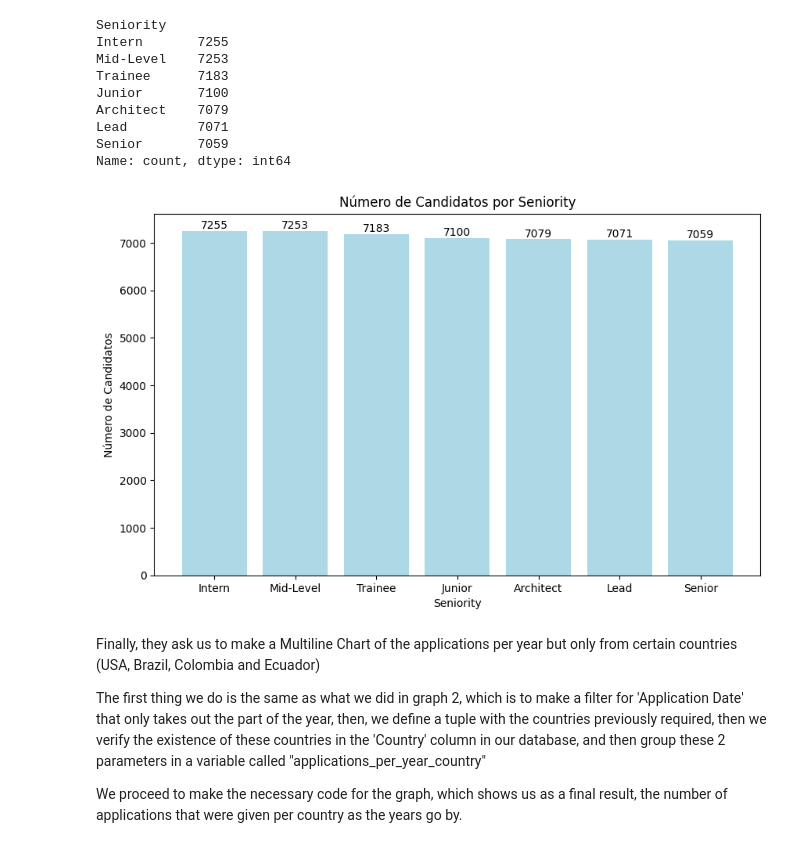
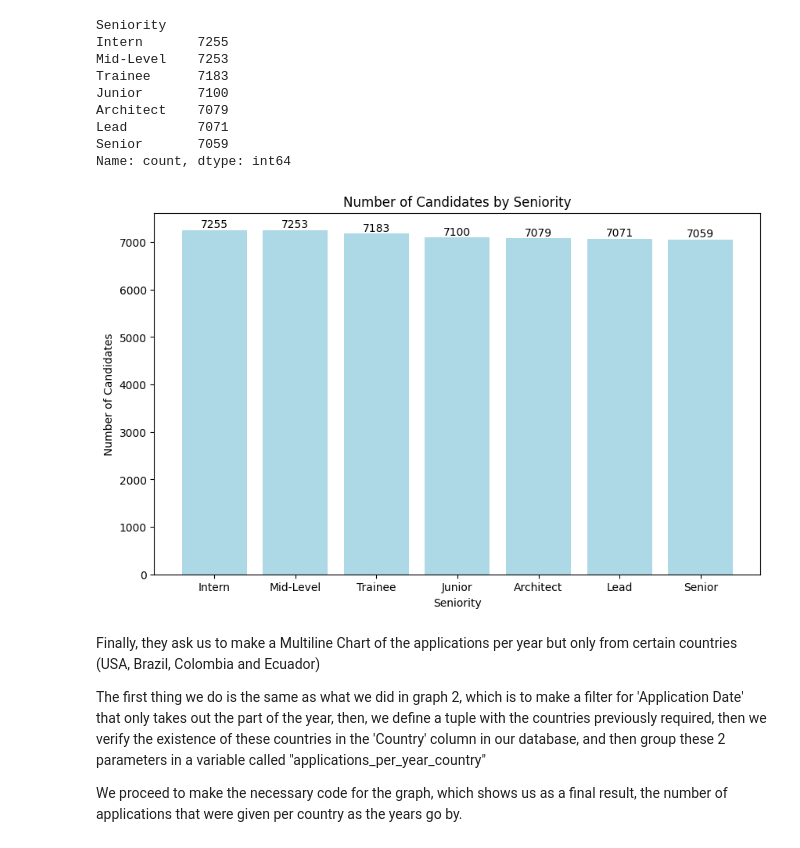
Before and after one commit to JuanmaLopi/WorkShop_01, a Jupyter notebook: NoteBooks/Data_Analysis.ipynb, the cells around one changed output. Drawn from its saved outputs; the diff is of its cells as text; code cells hidden in the pictures.

```diff
--- a/NoteBooks/Data_Analysis.ipynb
+++ b/NoteBooks/Data_Analysis.ipynb
@@ -149,16 +149,16 @@ Name: count, dtype: int64
 # %%
 plt.figure(figsize=(10, 6))
 bars = plt.bar(seniority.index, seniority.values, color='lightblue')
 plt.xlabel('Seniority')
-plt.ylabel('Número de Candidatos')
-plt.title('Número de Candidatos por Seniority')
+plt.ylabel('Number of Candidates')
+plt.title('Number of Candidates by Seniority')
 for bar in bars:
     yval = bar.get_height()
     plt.text(bar.get_x() + bar.get_width()/2, yval + 0.1, str(int(yval)),
              va='bottom', ha='center')
 plt.show()
 # %% [output]
-[figure, old version]
+[figure, new version]
 # %% [markdown]
 Finally, they ask us to make a Multiline Chart of the applications per year but only from certain countries (USA, Brazil, Colombia and Ecuador)
 
```
Also changed, not shown: parts of 2 cells of this notebook, 5 other files.
